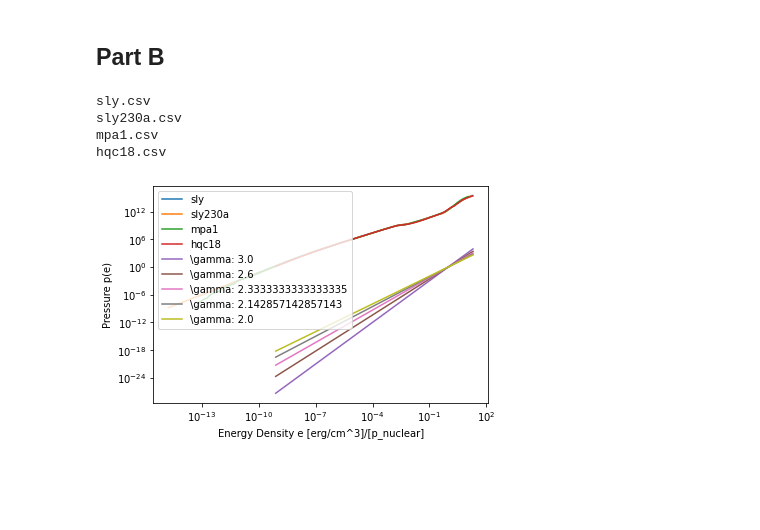
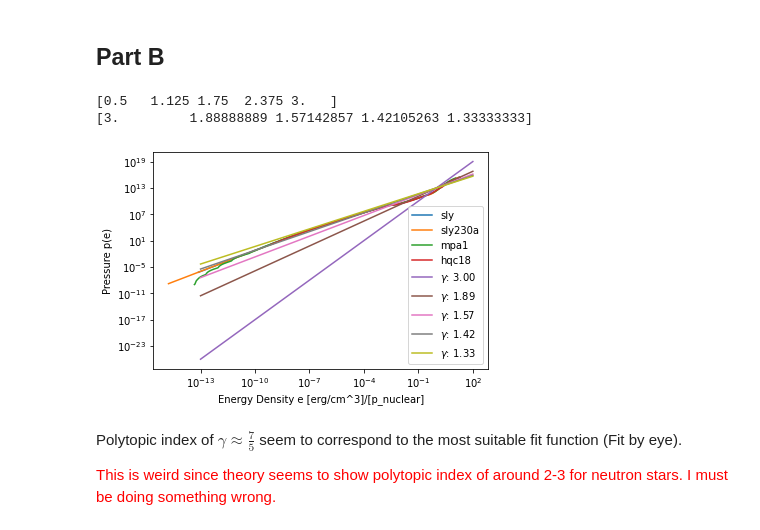
Before and after one commit to utkarsh7236/fmodes, a Jupyter notebook: Intro/CTA200 Final Project Assignment.ipynb, the cells around one changed output. Drawn from its saved outputs; the diff is of its cells as text; code cells hidden in the pictures; blank space fills up the shorter version.

```diff
--- a/Intro/CTA200 Final Project Assignment.ipynb
+++ b/Intro/CTA200 Final Project Assignment.ipynb
@@ -174,7 +174,6 @@ plt.show()
 df_list = ["sly.csv", "sly230a.csv", "mpa1.csv", "hqc18.csv"]
 
 for df_name in df_list:
-    print(df_name)
     df = pd.read_csv(df_name)
     N = int(1e3)
     n_den = 2.3e14
@@ -182,38 +181,46 @@ for df_name in df_list:
     pressure = df.pressurec2
     e_den = df.energy_densityc2
 
     e_den_normed = e_den/n_den
 
     f_p_smooth = interp1d(e_den_normed, pressure)
 
     log_den = np.log10(e_den_normed)
     e_smooth = np.logspace(log_den.min()*0.99,
                            0.99*log_den.max(), N)
     p_smooth = f_p_smooth(e_smooth)
 
     # Converting to line plot now
     plt.plot(e_smooth, p_smooth, label = f"{df_name[:-4]}")
 
 
     plt.xscale("log")
 
 # Plotting Polytopic Indicies
 
-n = np.linspace(0.5, 1, 5)
+n = np.linspace(0.5, 3, 5)
 gam_list = (n+1)/n
 
-for gam in gam_list:
-    plt.plot(e_smooth, e_smooth**gam, label = r"$\gamma$: "f"{round(gam}")
+print(n)
+print(gam_list)
+
+for gam, n_ in zip(gam_list, n):
+    K = 1e13
+    e_smooth = np.logspace(-13, 2, N)
+    p_smooth = K*e_smooth**gam
+    plt.plot(e_smooth, p_smooth, label = r"$\gamma$: "f"{gam:.2f}")
 
 
 plt.yscale("log")
 plt.xlabel("Energy Density e [erg/cm^3]/[p_nuclear]")
 plt.ylabel("Pressure p(e)")
 plt.legend()
 plt.show()
 # %% [output]
-sly.csv
-sly230a.csv
-mpa1.csv
-hqc18.csv
+[0.5   1.125 1.75  2.375 3.   ]
+[3.         1.88888889 1.57142857 1.42105263 1.33333333]
-[figure, old version]
+[figure, new version]
+# %% [markdown]
+Polytopic index of $\gamma \approx \frac{7}{5}$ seem to correspond to the most suitable fit function (Fit by eye).
+
+<font color='red'>This is weird since theory seems to show polytopic index of around 2-3 for neutron stars. I must be doing something wrong.</font>
```
